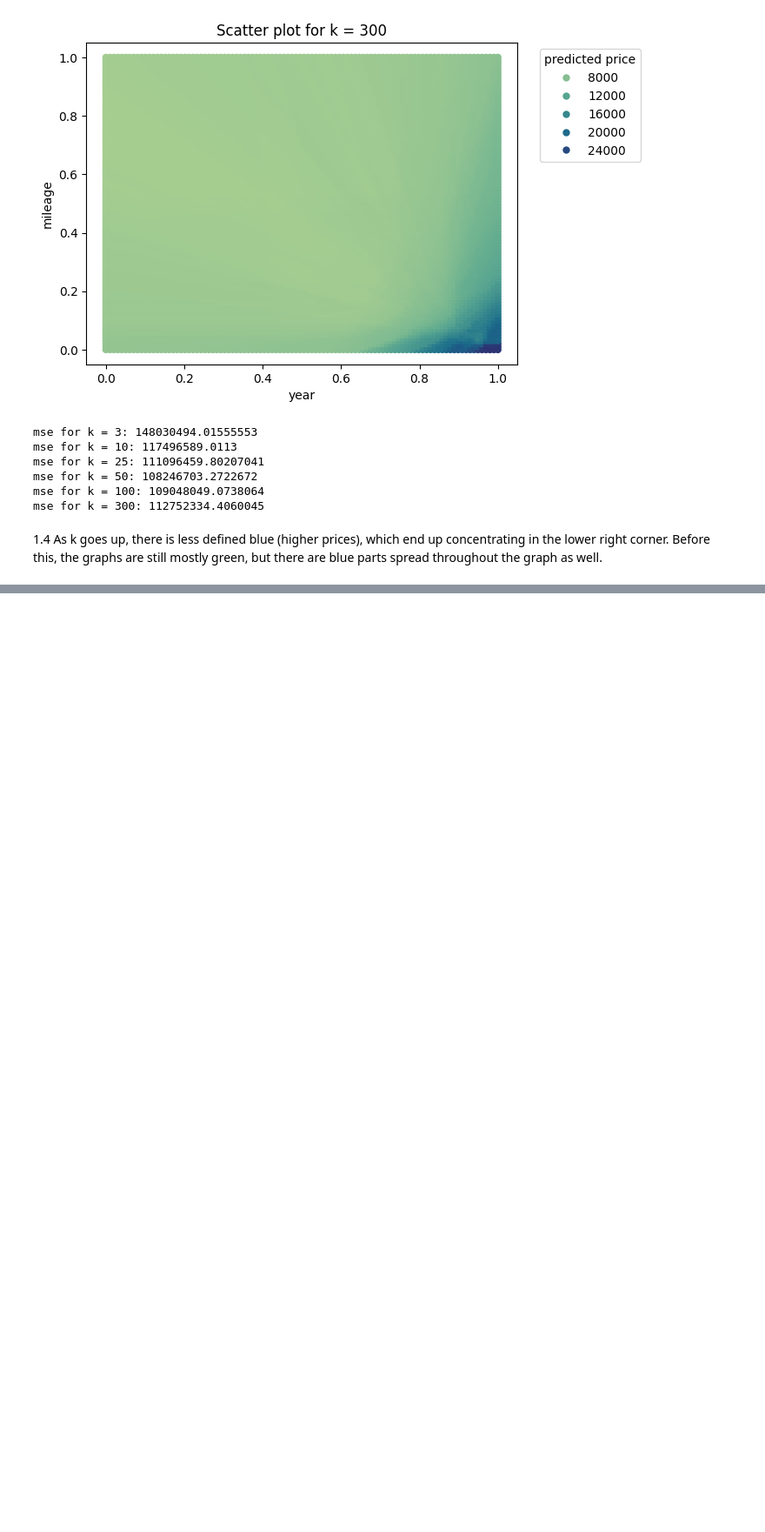
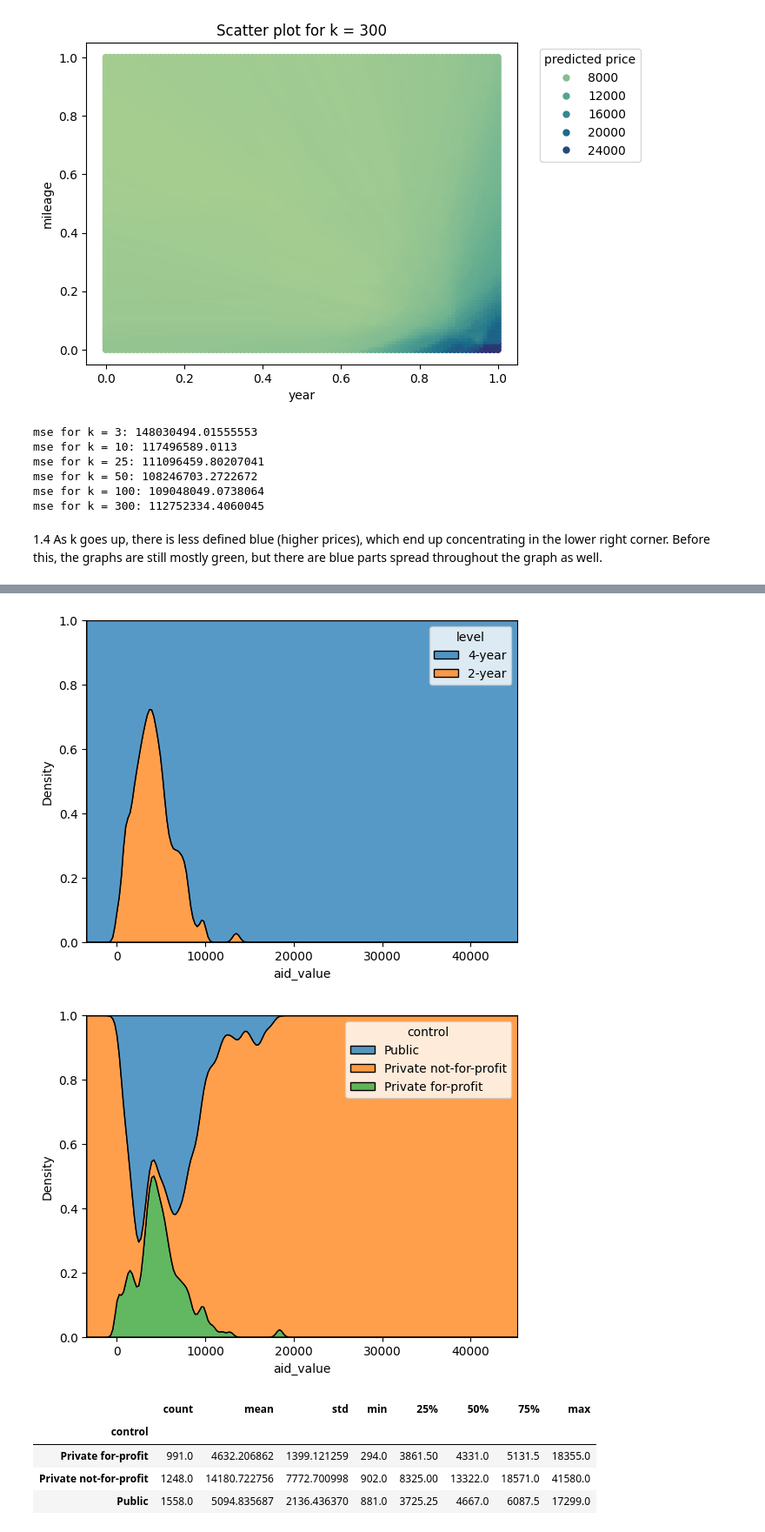
Before and after one commit to kyleegit27/knn, a Jupyter notebook: knn_assignment.ipynb, the cells around one changed output, grey strips where cells are left out. Shown at 87% size. Saved outputs shown, nothing was run; the diff lists cells and outputs as text; code cells hidden in the pictures; blank space fills up the shorter version.

```diff
--- a/knn_assignment.ipynb
+++ b/knn_assignment.ipynb
@@ -180,0 +290,29 @@ mse for k = 300: 112752334.4060045
+# %%
+#1.7 kde of aid_value, group by level, control, what explains the shape of the graph? calculations of each
+
+sns.kdeplot(x=college['aid_value'], hue = college['level'], multiple = 'fill')
+plt.show()
+
+sns.kdeplot(x=college['aid_value'], hue=college['control'], multiple = 'fill')
+plt.show()
+
+#The shape of these smoothed histograms show the underlying distribution of the data. For the first plot, there are more occurances of
+#a 4-level college all over, but more so when aid-value passes $20,000. The 2-year college aid value has a peak around $5,000 and
+#is capped around $10,000. For the second graph, the private not-for-profit schools cover the area above $20,000. Private for-profit
+#has a peak around $5,000 and public schools have a bimodal distribution with 95% of the distribution accounted for before the $10,000
+#mark of financial aid.
+
+#calulations
+
+aid_level = college['aid_value'].groupby(college['level']).describe()
+aid_level
+aid_control = college['aid_value'].groupby(college['control']).describe()
+aid_control
+# %% [output]
+[figure, added]
+[figure, added]
+|  | count | mean | std | min | 25% | 50% | 75% | max |
+| control |  |  |  |  |  |  |  |  |
+| Private for-profit | 991.0 | 4632.206862 | 1399.121259 | 294.0 | 3861.50 | 4331.0 | 5131.5 | 18355.0 |
+| Private not-for-profit | 1248.0 | 14180.722756 | 7772.700998 | 902.0 | 8325.00 | 13322.0 | 18571.0 | 41580.0 |
+| Public | 1558.0 | 5094.835687 | 2136.436370 | 881.0 | 3725.25 | 4667.0 | 6087.5 | 17299.0 |
```
Also changed, not shown: parts of 8 cells of this notebook.
